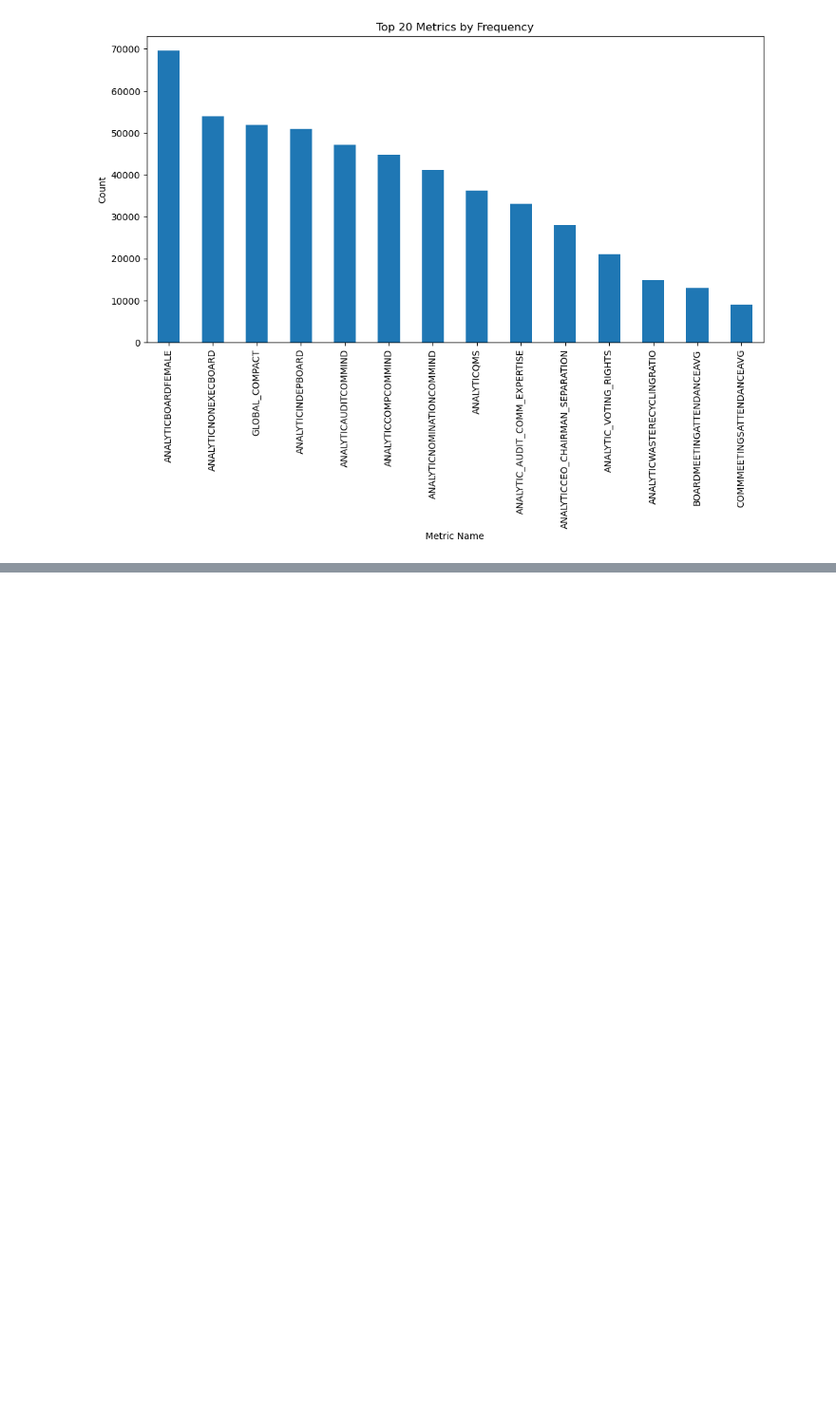
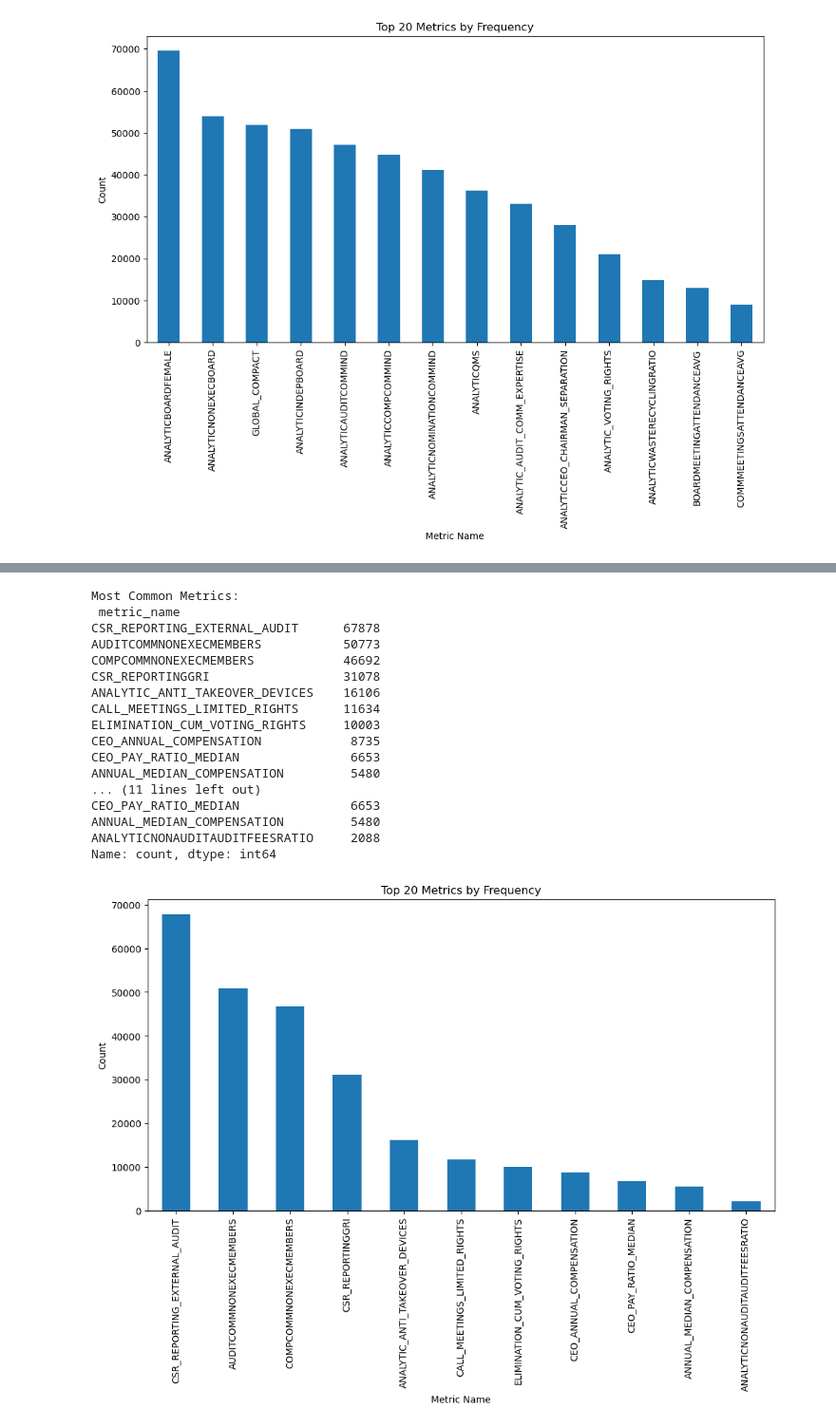
Before and after one commit to Sujan2023-AI/ESG_Analytical_Platform, a Jupyter notebook: notebooks/EDA.ipynb, the cells around one changed output, grey strips where cells are left out. Shown at 95% size. Saved outputs shown, nothing was run; the diff lists cells and outputs as text; code cells hidden in the pictures; blank space fills up the shorter version.

```diff
--- a/notebooks/EDA.ipynb
+++ b/notebooks/EDA.ipynb
@@ -285,0 +364,31 @@ Name: count, dtype: int64
+# %%
+# Frequency analysis of metrics
+metric_counts = gov_risk_df['metric_name'].value_counts()
+
+print("Most Common Metrics:\n", metric_counts.head(10))
+print("\nLeast Common Metrics:\n", metric_counts.tail(10))
+
+# Visualization
+metric_counts.head(20).plot(kind='bar', figsize=(12,6), title='Top 20 Metrics by Frequency')
+plt.xlabel('Metric Name')
+plt.ylabel('Count')
+plt.show()
+# %% [output]
+Most Common Metrics:
+ metric_name
+CSR_REPORTING_EXTERNAL_AUDIT      67878
+AUDITCOMMNONEXECMEMBERS           50773
+COMPCOMMNONEXECMEMBERS            46692
+CSR_REPORTINGGRI                  31078
+ANALYTIC_ANTI_TAKEOVER_DEVICES    16106
+CALL_MEETINGS_LIMITED_RIGHTS      11634
+ELIMINATION_CUM_VOTING_RIGHTS     10003
+CEO_ANNUAL_COMPENSATION            8735
+CEO_PAY_RATIO_MEDIAN               6653
+ANNUAL_MEDIAN_COMPENSATION         5480
+... (11 lines left out)
+CEO_PAY_RATIO_MEDIAN               6653
+ANNUAL_MEDIAN_COMPENSATION         5480
+ANALYTICNONAUDITAUDITFEESRATIO     2088
+Name: count, dtype: int64
+[figure, added]
```
Also changed, not shown: parts of 16 cells of this notebook.
